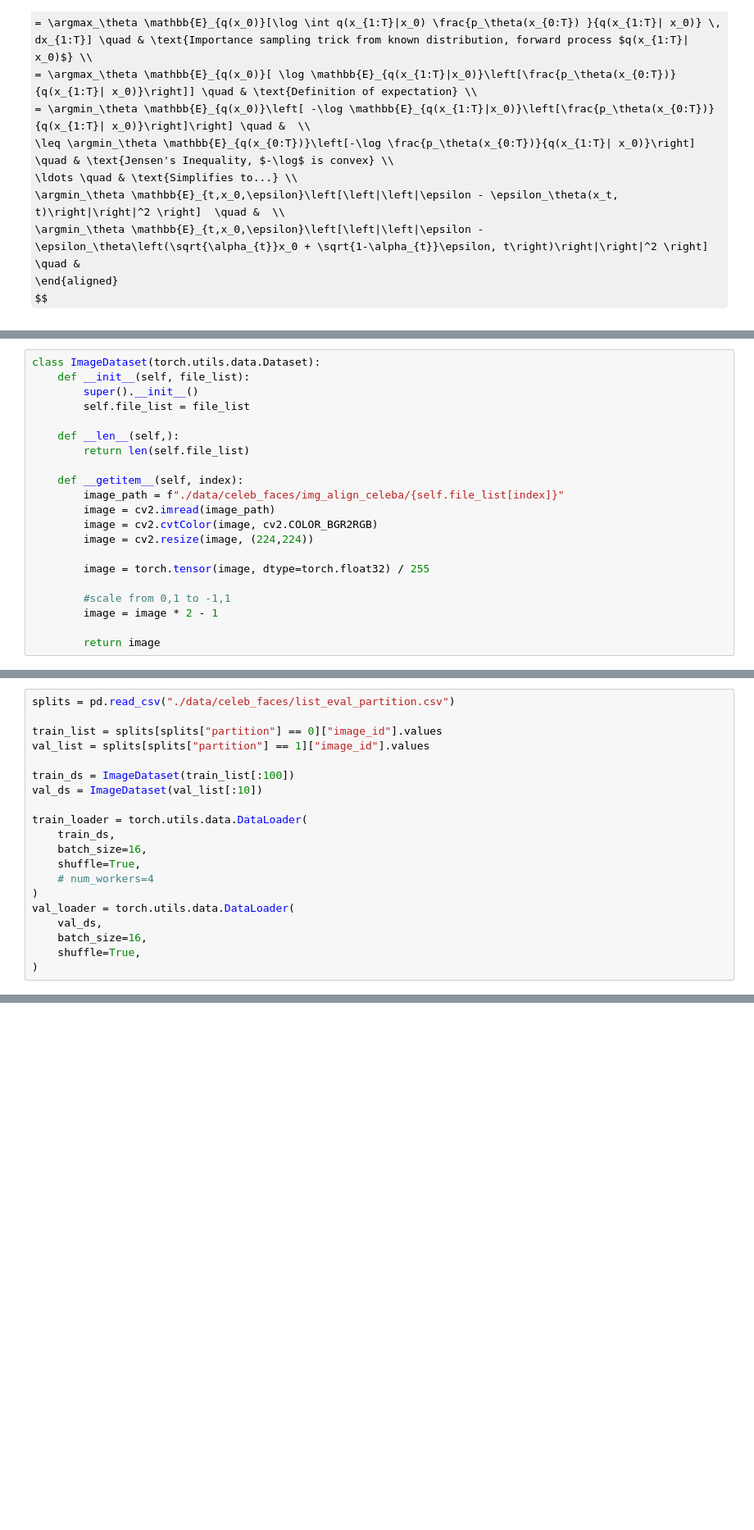
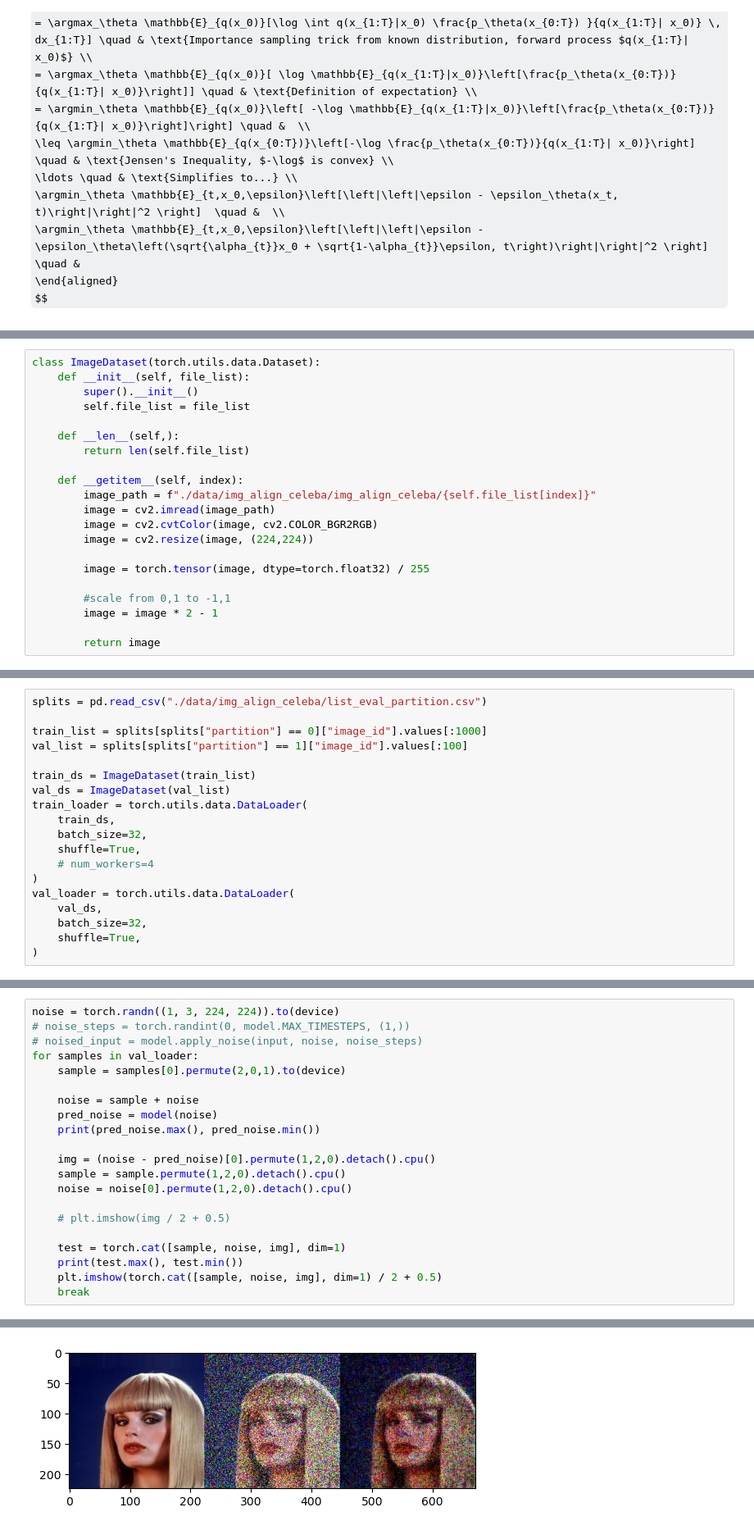
Before and after one commit to arhanjain/back2basics-ML, a Jupyter notebook: diffusion.ipynb, the cells around one changed output, grey strips where cells are left out. Shown: that part at 82% size. Drawn from its saved outputs; the diff is of its cells as text; some formulas as TeX source; blank space fills up the shorter version.

```diff
--- a/diffusion.ipynb
+++ b/diffusion.ipynb
@@ -47,7 +48,7 @@ class ImageDataset(torch.utils.data.Dataset):
         return len(self.file_list)
 
     def __getitem__(self, index):
-        image_path = f"./data/celeb_faces/img_align_celeba/{self.file_list[index]}"
+        image_path = f"./data/img_align_celeba/img_align_celeba/{self.file_list[index]}"
         image = cv2.imread(image_path)
         image = cv2.cvtColor(image, cv2.COLOR_BGR2RGB)
         image = cv2.resize(image, (224,224))
@@ -180,23 +180,22 @@ class DiffusionModel(torch.nn.Module):
         # sqrt(alpha_t) * img + sqrt(1 - alpha_t) * noise
         return torch.sqrt(self.alpha_bars[timestep]) * image_batch + torch.sqrt(1 - self.alpha_bars[timestep]) * noise_batch
 # %%
-splits = pd.read_csv("./data/celeb_faces/list_eval_partition.csv")
+splits = pd.read_csv("./data/img_align_celeba/list_eval_partition.csv")
 
-train_list = splits[splits["partition"] == 0]["image_id"].values
-val_list = splits[splits["partition"] == 1]["image_id"].values
+train_list = splits[splits["partition"] == 0]["image_id"].values[:1000]
+val_list = splits[splits["partition"] == 1]["image_id"].values[:100]
 
-train_ds = ImageDataset(train_list[:100])
-val_ds = ImageDataset(val_list[:10])
-
+train_ds = ImageDataset(train_list)
+val_ds = ImageDataset(val_list)
 train_loader = torch.utils.data.DataLoader(
     train_ds,
-    batch_size=16,
+    batch_size=32,
     shuffle=True,
     # num_workers=4
 )
 val_loader = torch.utils.data.DataLoader(
     val_ds,
-    batch_size=16,
+    batch_size=32,
     shuffle=True,
 )
 # %%
@@ -347,0 +301,22 @@ Validation Epoch 5
+# %%
+noise = torch.randn((1, 3, 224, 224)).to(device)
+# noise_steps = torch.randint(0, model.MAX_TIMESTEPS, (1,))
+# noised_input = model.apply_noise(input, noise, noise_steps)
+for samples in val_loader:
+    sample = samples[0].permute(2,0,1).to(device)
+
+    noise = sample + noise
+    pred_noise = model(noise)
+    print(pred_noise.max(), pred_noise.min())
+
+    img = (noise - pred_noise)[0].permute(1,2,0).detach().cpu()
+    sample = sample.permute(1,2,0).detach().cpu()
+    noise = noise[0].permute(1,2,0).detach().cpu()
+
+    # plt.imshow(img / 2 + 0.5)
+
+    test = torch.cat([sample, noise, img], dim=1)
+    print(test.max(), test.min())
+    plt.imshow(torch.cat([sample, noise, img], dim=1) / 2 + 0.5)
+    break
+# %% [output]
@@ -347,0 +326 @@ Validation Epoch 5
+[figure, added]
```
Also changed, not shown: parts of 4 cells of this notebook.
